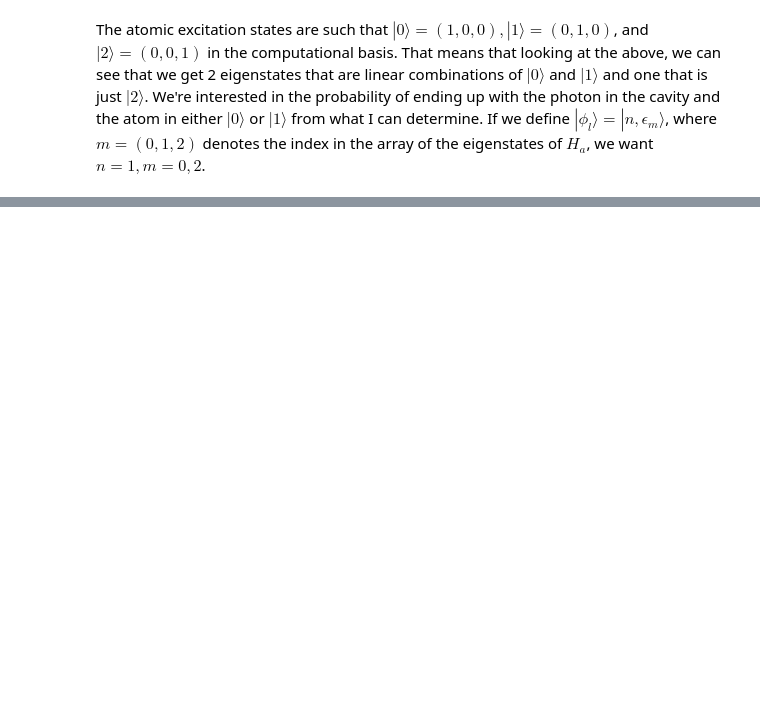
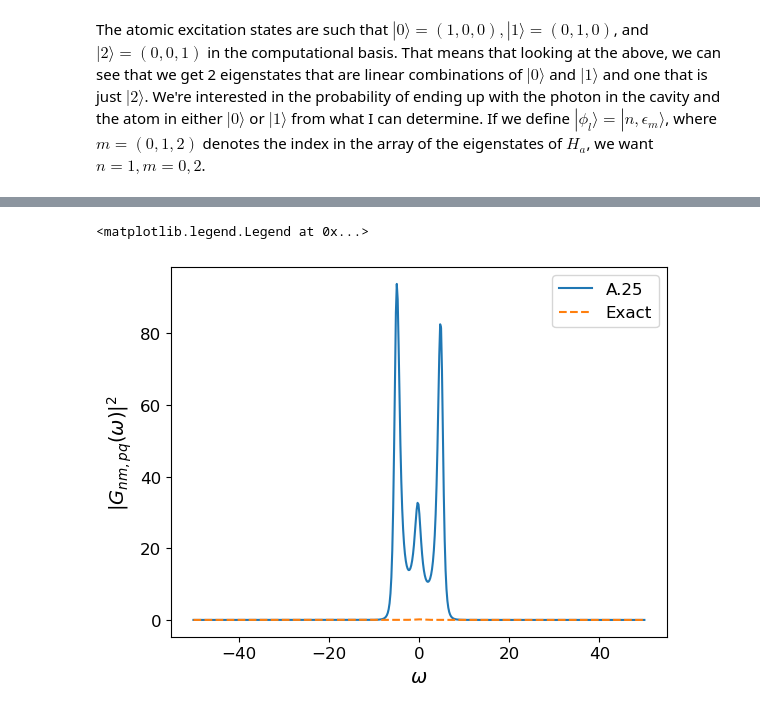
Before and after one commit to jleamer/mode_cooling, a Jupyter notebook: rydberg_calcs/gf_approach_1atom.ipynb, the cells around one changed output, grey strips where cells are left out. Saved outputs shown, nothing was run; the diff lists cells and outputs as text; code cells hidden in the pictures; blank space fills up the shorter version.

```diff
--- a/rydberg_calcs/gf_approach_1atom.ipynb
+++ b/rydberg_calcs/gf_approach_1atom.ipynb
@@ -151,2 +169,5 @@ def Gkl(z, Ek, ϕk, El, ϕl, H_eig, V):
+# %%
+def exact_resolvent(z, H):
+    return (z - H).inv()
 # %%
 # Define the parameters for the Hamiltonian
@@ -241,0 +278,16 @@ plt.legend()
+# %%
+# Calculate the exact results
+exact_1010 = np.array([ϕ10.dag() * exact_resolvent(_ + ωc, H0 + V) * ϕ10 for _ in ω])
+exact_1012 = np.array([ϕ10.dag() * exact_resolvent(_ + ωc, H0 + V) * ϕ12 for _ in ω])
+exact_1210 = np.array([ϕ12.dag() * exact_resolvent(_ + ωc, H0 + V) * ϕ10 for _ in ω])
+exact_1212 = np.array([ϕ12.dag() * exact_resolvent(_ + ωc, H0 + V) * ϕ12 for _ in ω])
+# %%
+plt.plot(ω, np.abs(G1210) ** 2, label="A.25")
+plt.plot(ω, np.abs(exact_1012) ** 2, '--', label='Exact')
+plt.xlabel("$\\omega$")
+plt.ylabel("$|G_{nm,pq}(\\omega)|^2$")
+
+plt.legend()
+# %% [output]
+<matplotlib.legend.Legend at 0x...>
+[figure, added]
```
Also changed, not shown: parts of 68 cells of this notebook.
